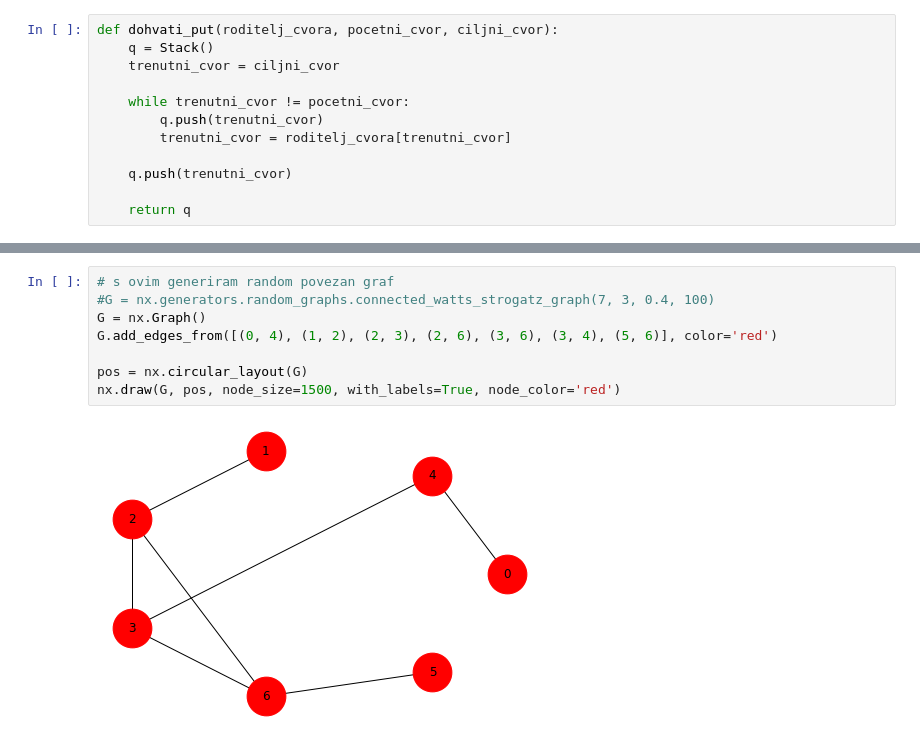
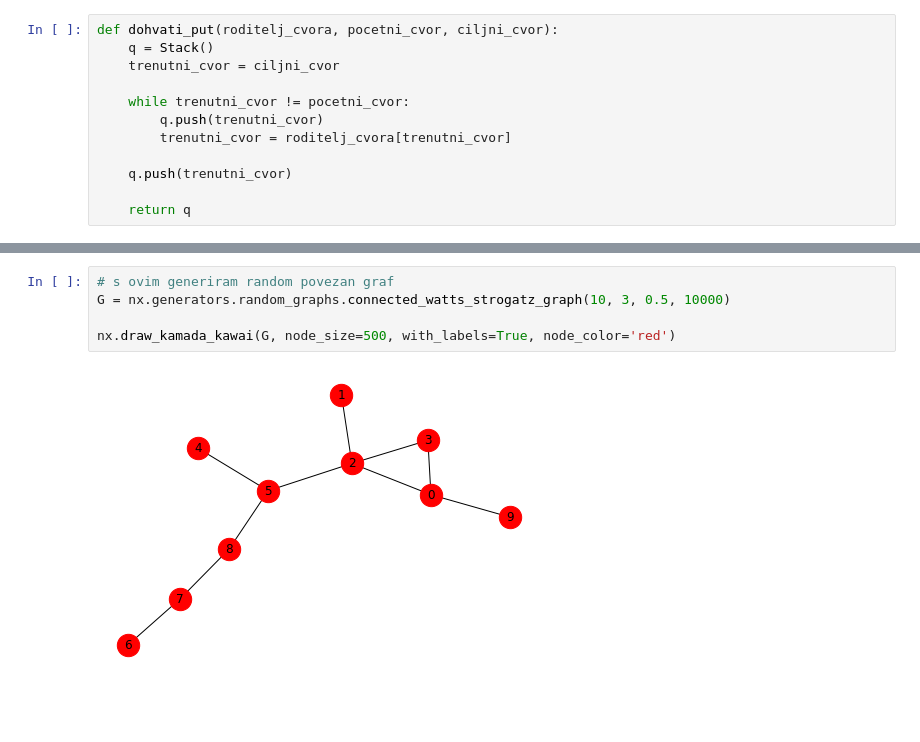
Before and after one commit to nivuckovic/matematicki-softver-esej1, a Jupyter notebook: BFS.ipynb, the cells around one changed output, grey strips where cells are left out. Saved outputs shown, nothing was run; the diff lists cells and outputs as text; blank space fills up the shorter version.

```diff
--- a/BFS.ipynb
+++ b/BFS.ipynb
@@ -89,10 +112,7 @@ def BFS(G, pocetni_cvor, ciljni_cvor):
 # %%
 # s ovim generiram random povezan graf
-#G = nx.generators.random_graphs.connected_watts_strogatz_graph(7, 3, 0.4, 100)
-G = nx.Graph()
-G.add_edges_from([(0, 4), (1, 2), (2, 3), (2, 6), (3, 6), (3, 4), (5, 6)], color='red')
+G = nx.generators.random_graphs.connected_watts_strogatz_graph(10, 3, 0.5, 10000)
 
-pos = nx.circular_layout(G)
-nx.draw(G, pos, node_size=1500, with_labels=True, node_color='red')
+nx.draw_kamada_kawai(G, node_size=500, with_labels=True, node_color='red')
 # %% [output]
-[figure, old version]
+[figure, new version]
```
Also changed, not shown: parts of 7 cells of this notebook.
